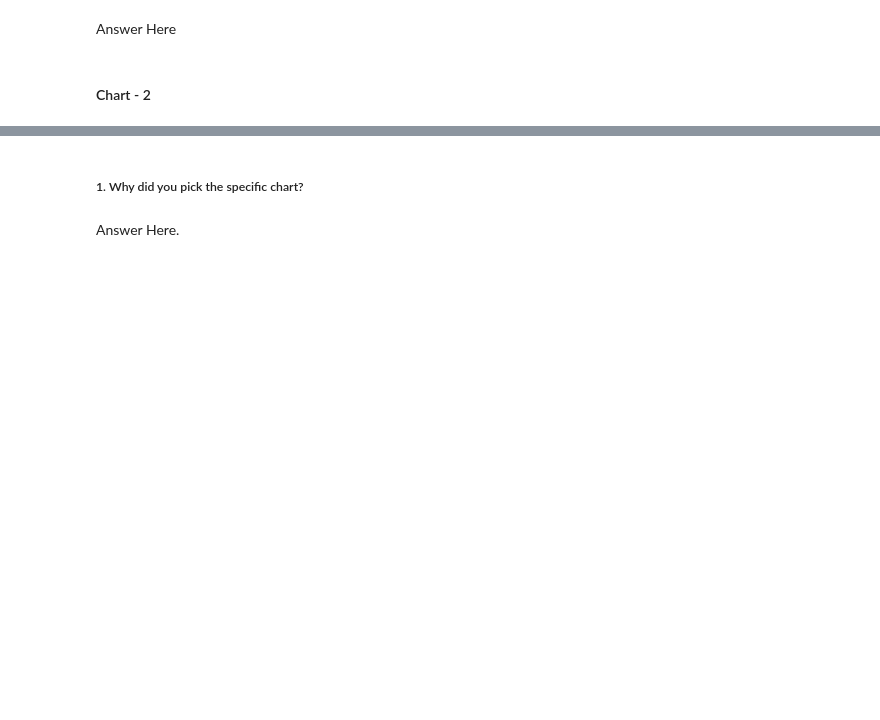
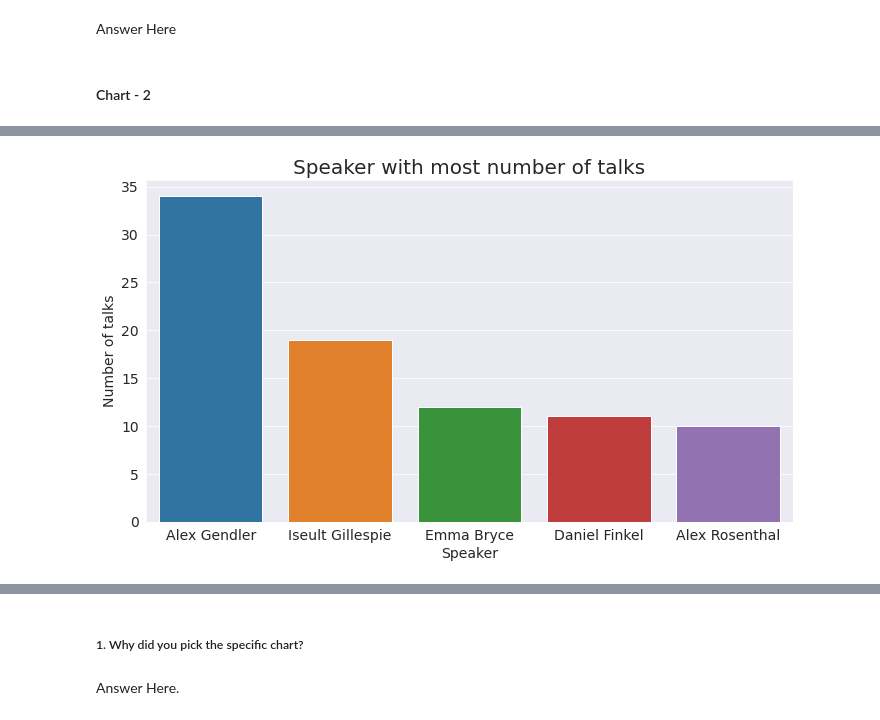
Before and after one commit to rajathAgalkote/TedTalksViewsPrediction_MLRegression, a Jupyter notebook: TED_Talks_Prediction_Regression_ML.ipynb, the cells around one changed output, grey strips where cells are left out. Saved outputs shown, nothing was run; the diff lists cells and outputs as text; code cells hidden in the pictures; blank space fills up the shorter version.

```diff
--- a/TED_Talks_Prediction_Regression_ML.ipynb
+++ b/TED_Talks_Prediction_Regression_ML.ipynb
@@ -192,0 +463,2 @@ Answer Here
+# %%
+data_speaker_count=pd.DataFrame(raw_data['speaker_1'].value_counts()).reset_index().rename(columns=({'index':'Speaker','speaker_1':'Number of talks'}))
@@ -192,0 +474,10 @@ Answer Here
+# %%
+# plot for number of talks vs speaker
+
+most_talks = data_speaker_count.nlargest(5, 'Number of talks')
+plt.figure(figsize=(10,6))
+sns.barplot(x = 'Speaker', y = 'Number of talks', data = most_talks)
+plt.title('Speaker with most number of talks',fontsize=20)
+plt.show()
+# %% [output]
+[figure, added]
```
Also changed, not shown: parts of 43 cells of this notebook.
